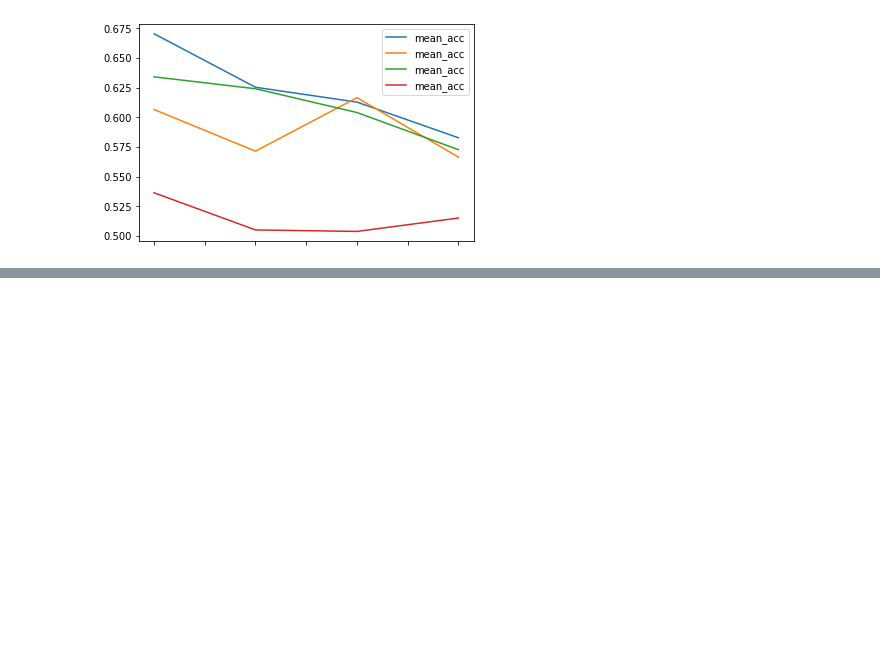
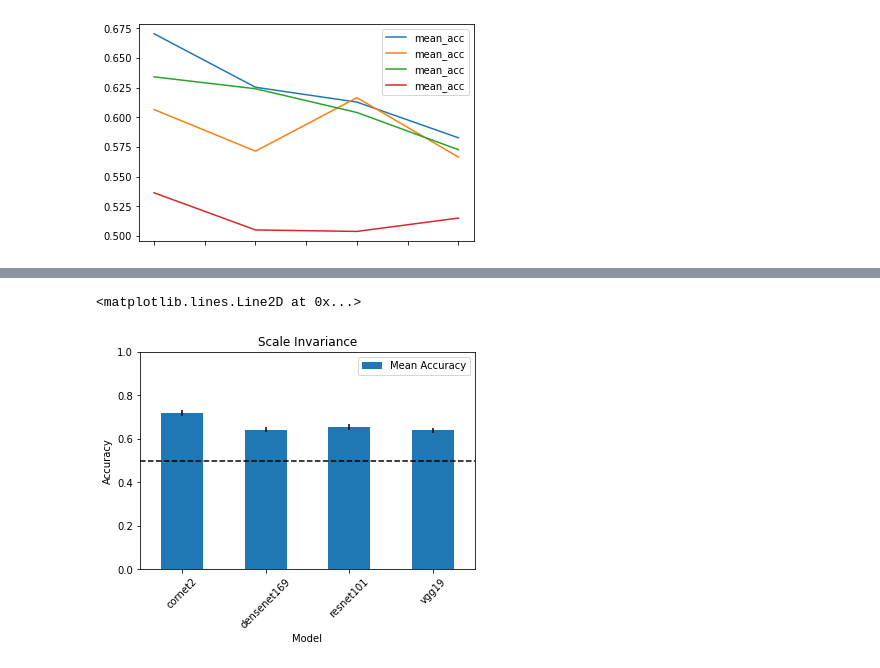
Before and after one commit to ivanjut/one-shot-scale-invariance-faces, a Jupyter notebook: Plots.ipynb, the cells around one changed output, grey strips where cells are left out. Cells and saved outputs as stored; diff of their text form; code cells hidden in the pictures; blank space fills up the shorter version.

```diff
--- a/Plots.ipynb
+++ b/Plots.ipynb
@@ -166,0 +240,13 @@ plt.legend()
+# %%
+agg_df = all_imps.groupby(level=0).mean()
+agg_df['Mean Accuracy'] = agg_df['mean_acc']
+agg_df.loc[:, ["Mean Accuracy"]].plot.bar(yerr=agg_df['std_acc'])
+plt.xlabel('Model')
+plt.xticks(rotation=45)
+plt.ylabel('Accuracy')
+plt.title('Scale Invariance')
+plt.ylim(0,1)
+plt.axhline(y=0.5, color='black', linestyle='--')
+# %% [output]
+<matplotlib.lines.Line2D at 0x...>
+[figure, added]
```
Also changed, not shown: parts of 20 cells of this notebook, 1 other file.
